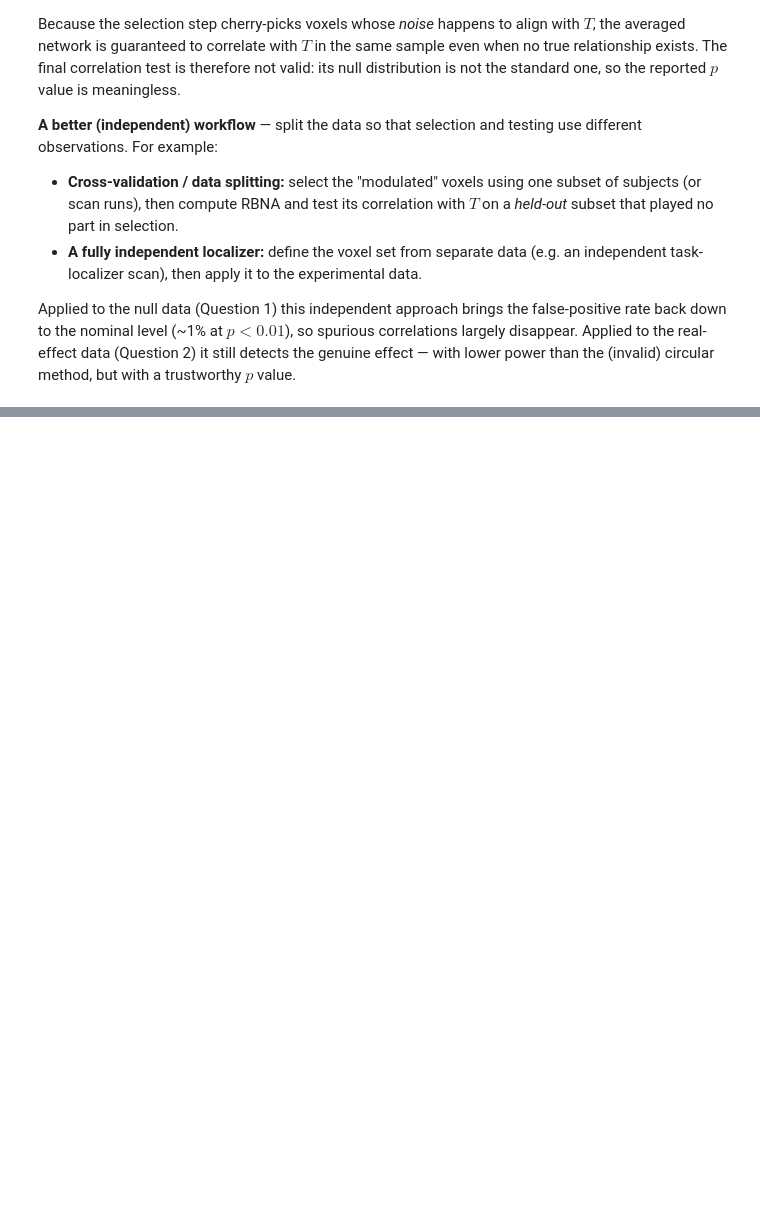
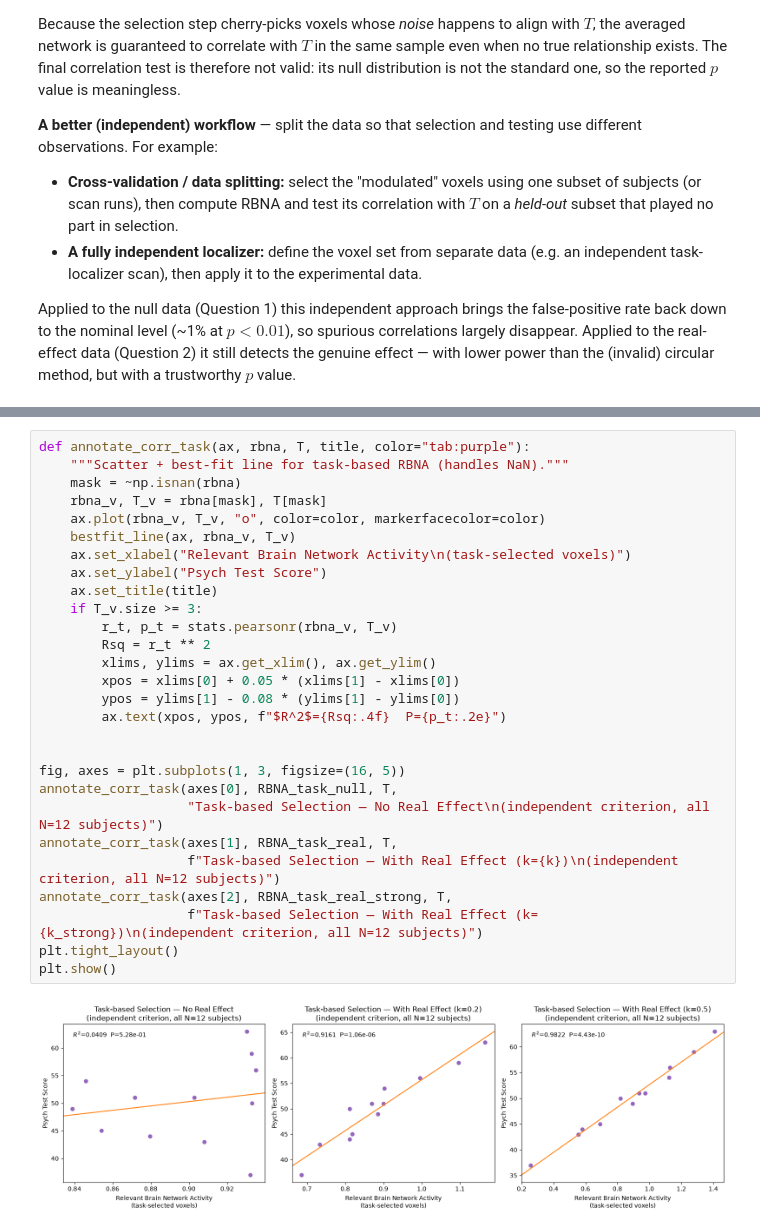
Before and after one commit to AllenSWDB/SWDB_2026_Good_Analysis, a Jupyter notebook: code/pam_workshop/Version1Sample-CAS.ipynb, the cells around one changed output, grey strips where cells are left out. Cells and saved outputs as stored; diff of their text form; blank space fills up the shorter version.

```diff
--- a/code/pam_workshop/Version1Sample-CAS.ipynb
+++ b/code/pam_workshop/Version1Sample-CAS.ipynb
@@ -267,0 +520,30 @@ power than the (invalid) circular method, but with a trustworthy $p$ value.
+# %%
+def annotate_corr_task(ax, rbna, T, title, color="tab:purple"):
+    """Scatter + best-fit line for task-based RBNA (handles NaN)."""
+    mask = ~np.isnan(rbna)
+    rbna_v, T_v = rbna[mask], T[mask]
+    ax.plot(rbna_v, T_v, "o", color=color, markerfacecolor=color)
+    bestfit_line(ax, rbna_v, T_v)
+    ax.set_xlabel("Relevant Brain Network Activity\n(task-selected voxels)")
+    ax.set_ylabel("Psych Test Score")
+    ax.set_title(title)
+    if T_v.size >= 3:
+        r_t, p_t = stats.pearsonr(rbna_v, T_v)
+        Rsq = r_t ** 2
+        xlims, ylims = ax.get_xlim(), ax.get_ylim()
+        xpos = xlims[0] + 0.05 * (xlims[1] - xlims[0])
+        ypos = ylims[1] - 0.08 * (ylims[1] - ylims[0])
+        ax.text(xpos, ypos, f"$R^2$={Rsq:.4f}  P={p_t:.2e}")
+
+
+fig, axes = plt.subplots(1, 3, figsize=(16, 5))
+annotate_corr_task(axes[0], RBNA_task_null, T,
+                   "Task-based Selection — No Real Effect\n(independent criterion, all N=12 subjects)")
+annotate_corr_task(axes[1], RBNA_task_real, T,
+                   f"Task-based Selection — With Real Effect (k={k})\n(independent criterion, all N=12 subjects)")
+annotate_corr_task(axes[2], RBNA_task_real_strong, T,
+                   f"Task-based Selection — With Real Effect (k={k_strong})\n(independent criterion, all N=12 subjects)")
+plt.tight_layout()
+plt.show()
+# %% [output]
+[figure, added]
```
Also changed, not shown: parts of 22 cells of this notebook, 2 other files.
